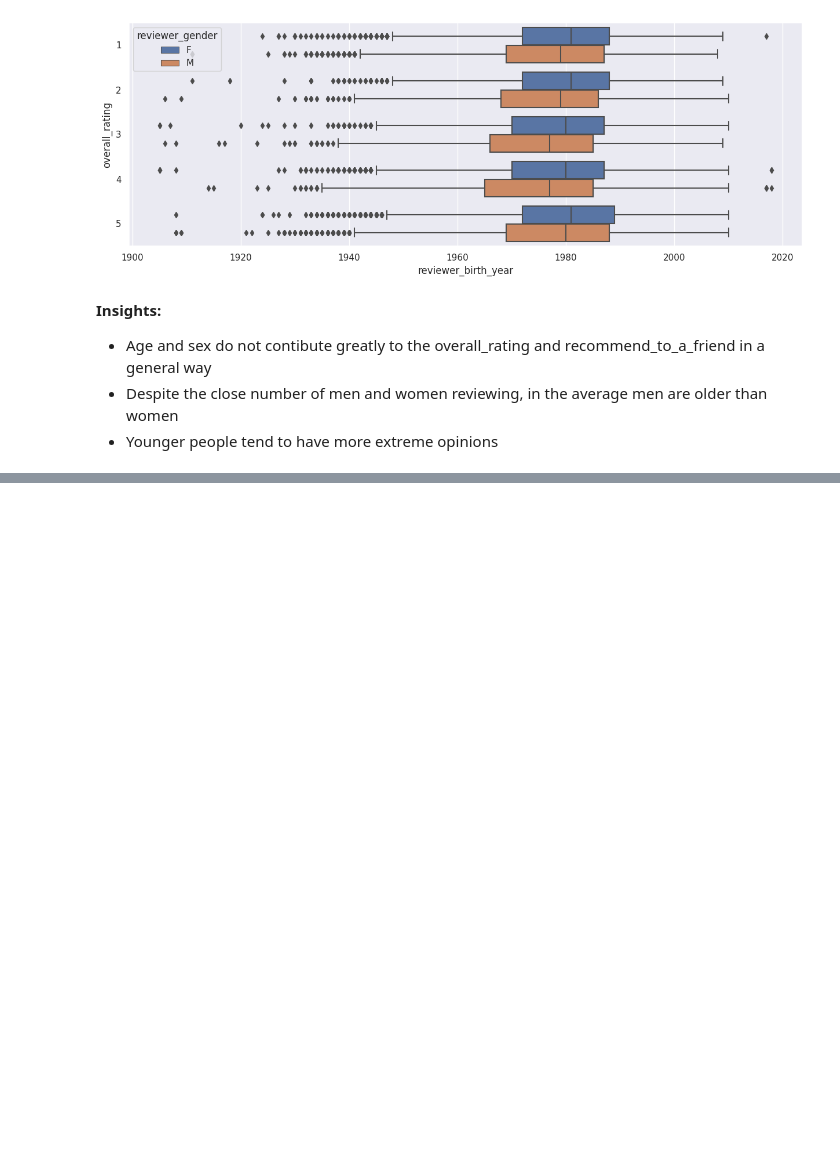
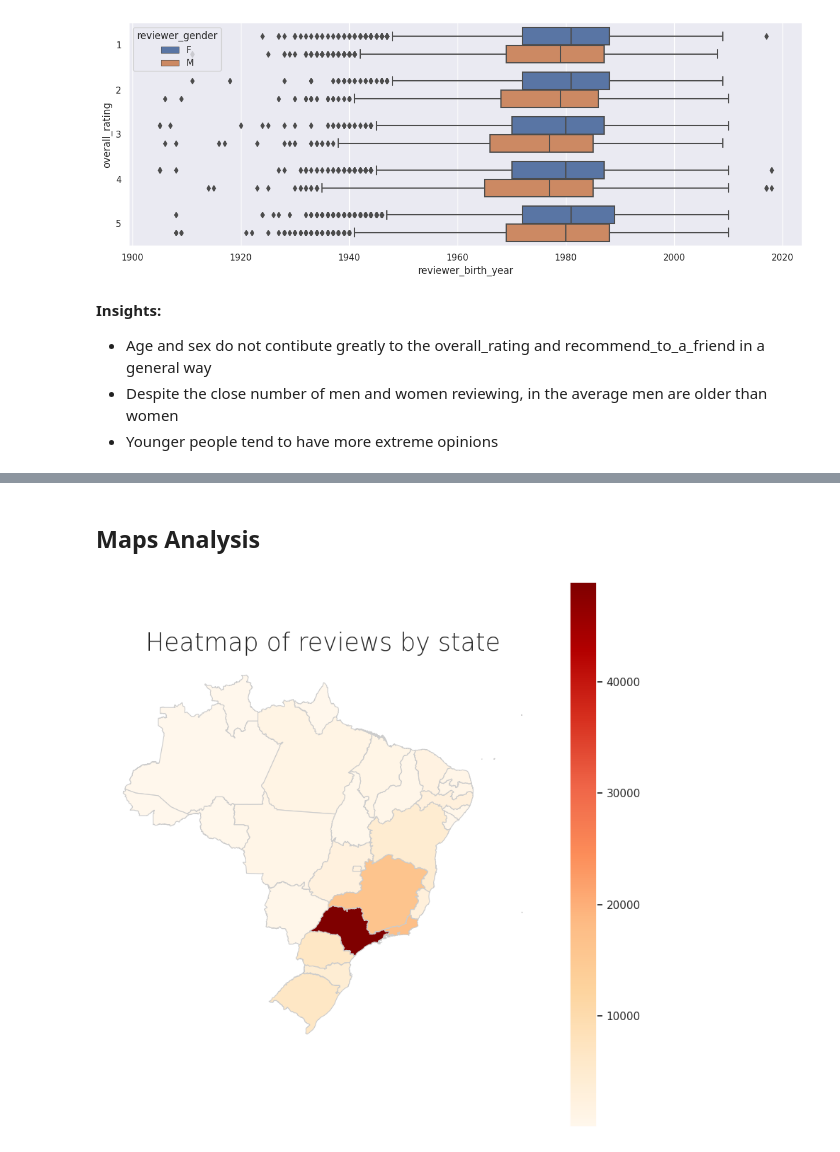
Before and after one commit to gabrielhazeredo/nlp-test-neoway, a Jupyter notebook: analysis/notebooks/data_analysis.ipynb, the cells around one changed output, grey strips where cells are left out. Saved outputs shown, nothing was run; the diff lists cells and outputs as text; code cells hidden in the pictures; blank space fills up the shorter version.

```diff
--- a/analysis/notebooks/data_analysis.ipynb
+++ b/analysis/notebooks/data_analysis.ipynb
@@ -401,0 +413,34 @@ plt.show()
+# %%
+df_features['date'] = df_features['submission_date'].dt.date
+by_date = pd.Series(df_features['date']).value_counts().sort_index()
+by_date.index = pd.DatetimeIndex(by_date.index)
+df_date = by_date.rename_axis('date').reset_index(name='counts')
+df_date.index = df_date['date']
+df_date.drop(columns=['date'], inplace=True)
+df_date['pos_recom'] = df_features[df_features['recommend_to_a_friend']=='Yes']['date'].value_counts().sort_index()
+df_date['neg_recom'] = df_features[df_features['recommend_to_a_friend']=='No']['date'].value_counts().sort_index()
+# %%
+fig = px.line(df_date, x=df_date.index, y=['pos_recom', 'neg_recom'], title='Number of reviews by date')
+fig.show()
+# %% [markdown]
+## Maps Analysis
+# %%
+# Add file with map
+shapefile_path = './bcim_2016_21_11_2018.gpkg'
+brazil_states = gpd.read_file(shapefile_path, layer='lim_unidade_federacao_a')
+states = pd.DataFrame(df_features['reviewer_state'].value_counts().sort_index())
+
+def plot_heatmap(df_data, column, title, shapefile=brazil_states):
+    # Create dataframe with the count of review per state
+    data_with_states = shapefile.merge(df_data, left_on="sigla", right_on=df_data.index)
+    fig, ax = plt.subplots(figsize=(10, 10))
+    data_with_states.plot(column=column, cmap='OrRd', linewidth=0.8, ax=ax, edgecolor='0.8', legend=True)
+    ax.axis('off')
+
+    # Add a title to the plot
+    plt.title(title, fontdict={'fontsize': '25', 'fontweight' : '3'})
+    plt.show()
+
+plot_heatmap(states, column='reviewer_state', title='Heatmap of reviews by state')
+# %% [output]
+[figure, added]
```
Also changed, not shown: parts of 11 cells of this notebook.
